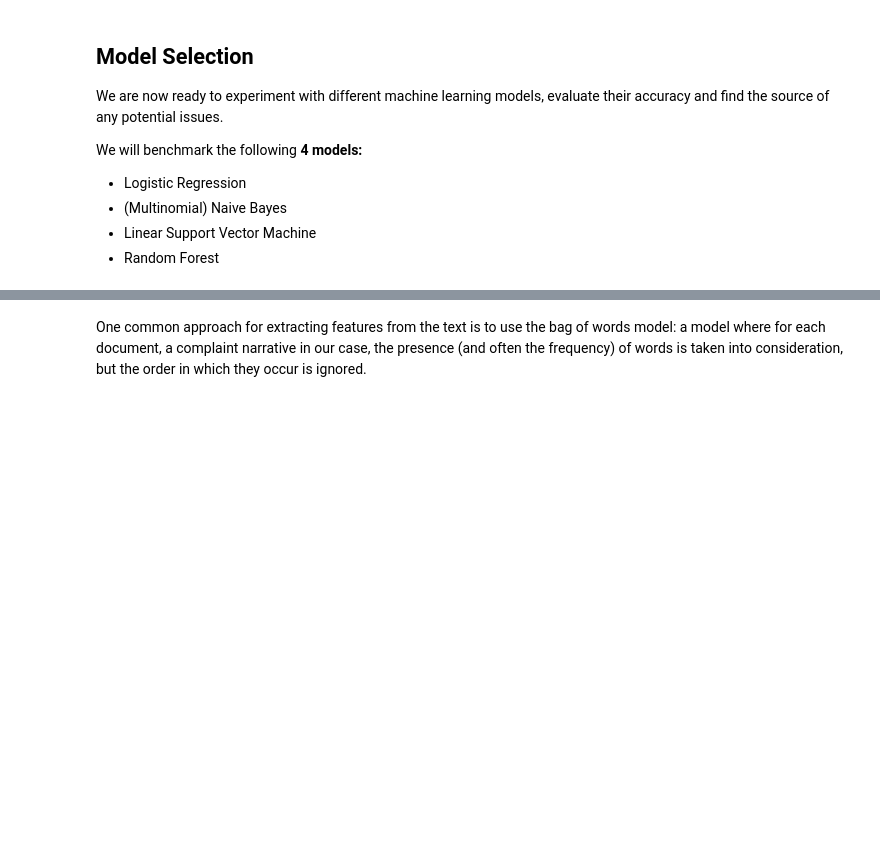
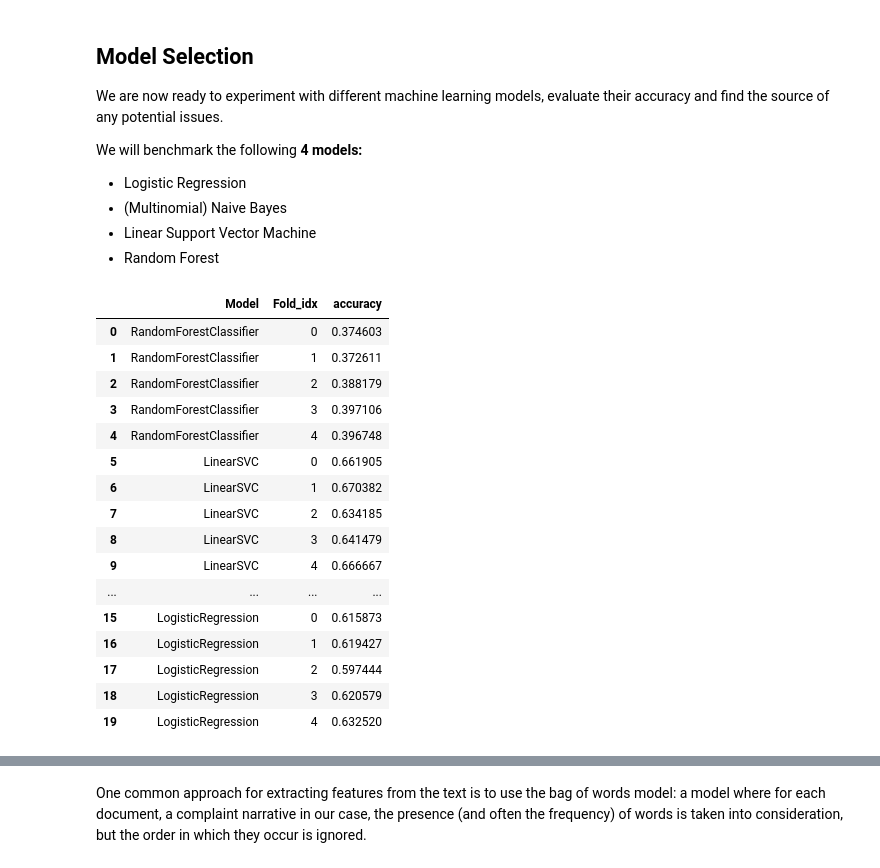
Before and after one commit to katamit/Data-Science, a Jupyter notebook: MultClass_classification.ipynb, the cells around one changed output, grey strips where cells are left out. Drawn from its saved outputs; the diff is of its cells as text; code cells hidden in the pictures; blank space fills up the shorter version.

```diff
--- a/MultClass_classification.ipynb
+++ b/MultClass_classification.ipynb
@@ -407,0 +484,20 @@ We will benchmark the following __4 models:__
+# %%
+cv_df
+# %% [output]
+|  | Model | Fold_idx | accuracy |
+| 0 | RandomForestClassifier | 0 | 0.374603 |
+| 1 | RandomForestClassifier | 1 | 0.372611 |
+| 2 | RandomForestClassifier | 2 | 0.388179 |
+| 3 | RandomForestClassifier | 3 | 0.397106 |
+| 4 | RandomForestClassifier | 4 | 0.396748 |
+| 5 | LinearSVC | 0 | 0.661905 |
+| 6 | LinearSVC | 1 | 0.670382 |
+| 7 | LinearSVC | 2 | 0.634185 |
+| 8 | LinearSVC | 3 | 0.641479 |
+| 9 | LinearSVC | 4 | 0.666667 |
+| ... | ... | ... | ... |
+| 15 | LogisticRegression | 0 | 0.615873 |
+| 16 | LogisticRegression | 1 | 0.619427 |
+| 17 | LogisticRegression | 2 | 0.597444 |
+| 18 | LogisticRegression | 3 | 0.620579 |
+| 19 | LogisticRegression | 4 | 0.632520 |
```
Also changed, not shown: parts of 16 cells of this notebook.
